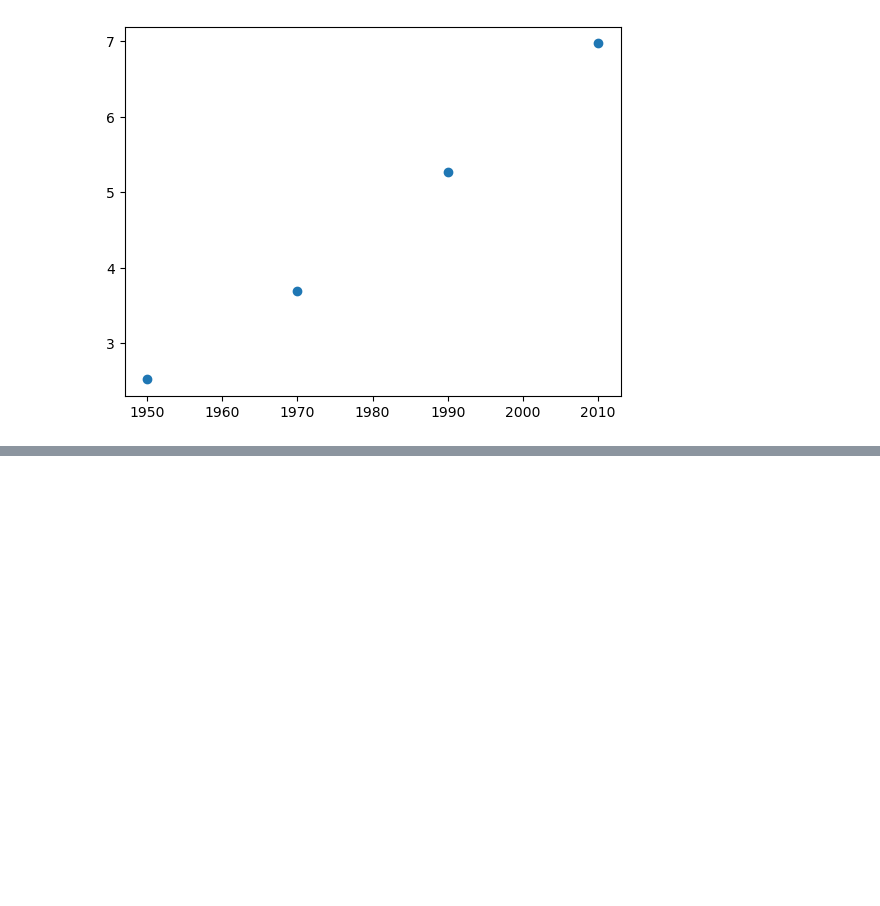
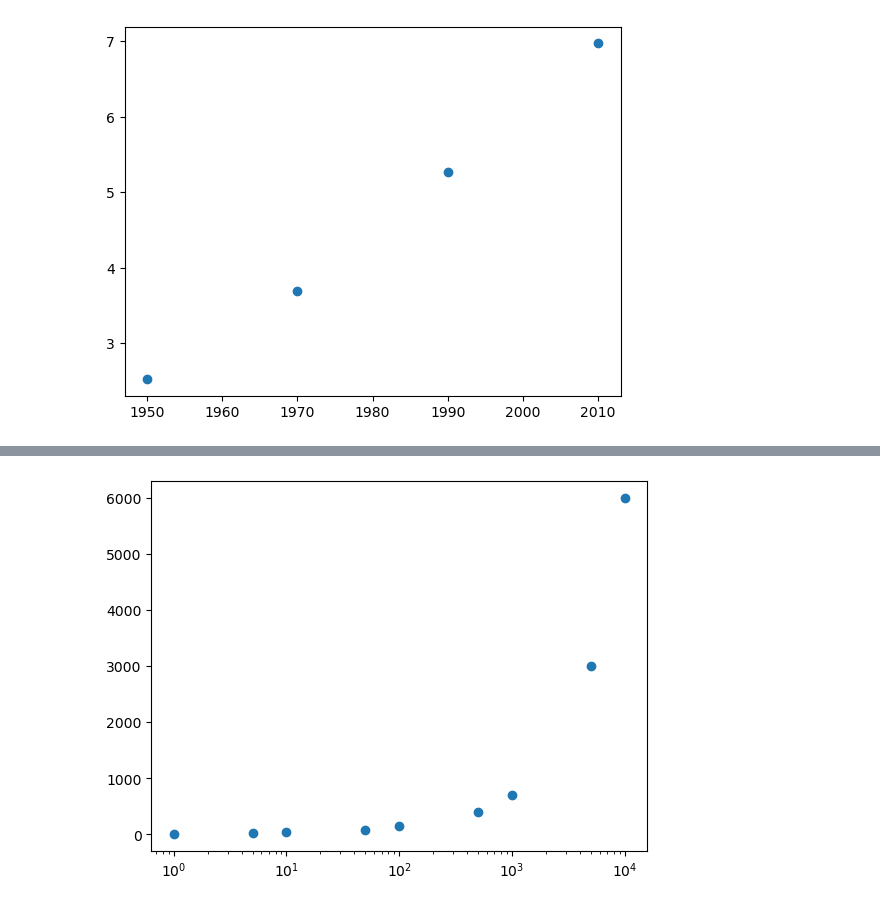
Before and after one commit to kar137/datascience-python, a Jupyter notebook: notebooks/intermediate-python.ipynb, the cells around one changed output, grey strips where cells are left out. Saved outputs shown, nothing was run; the diff lists cells and outputs as text; code cells hidden in the pictures; blank space fills up the shorter version.

```diff
--- a/notebooks/intermediate-python.ipynb
+++ b/notebooks/intermediate-python.ipynb
@@ -23,0 +47,17 @@ plt.show()
+# %%
+import matplotlib.pyplot as plt
+
+# Sample data: advertising budget (in $1000) vs sales revenue (in $1000)
+ad_budget = [1, 5, 10, 50, 100, 500, 1000, 5000, 10000]  # Advertising budget
+sales_revenue = [5, 20, 35, 80, 150, 400, 700, 3000, 6000]  # Corresponding sales revenue
+
+# Create a scatter plot
+plt.scatter(ad_budget, sales_revenue)
+
+# Put the x-axis on a logarithmic scale
+plt.xscale('log')
+
+# Show plot
+plt.show()
+# %% [output]
+[figure, added]
```
Also changed, not shown: parts of 2 cells of this notebook.
